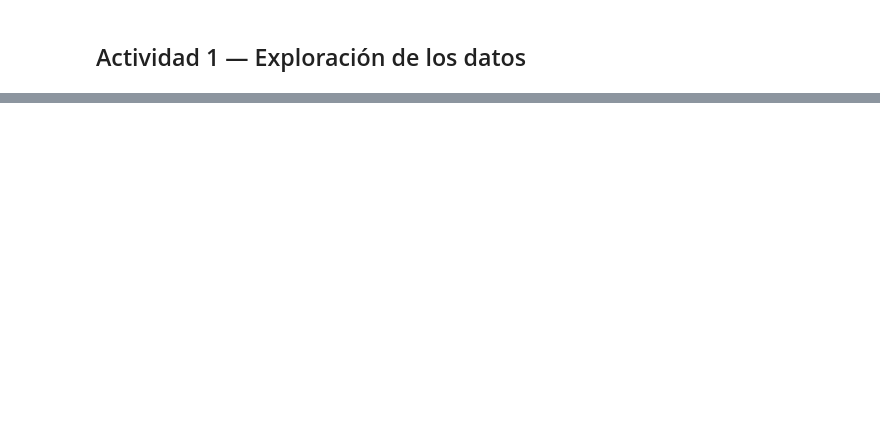
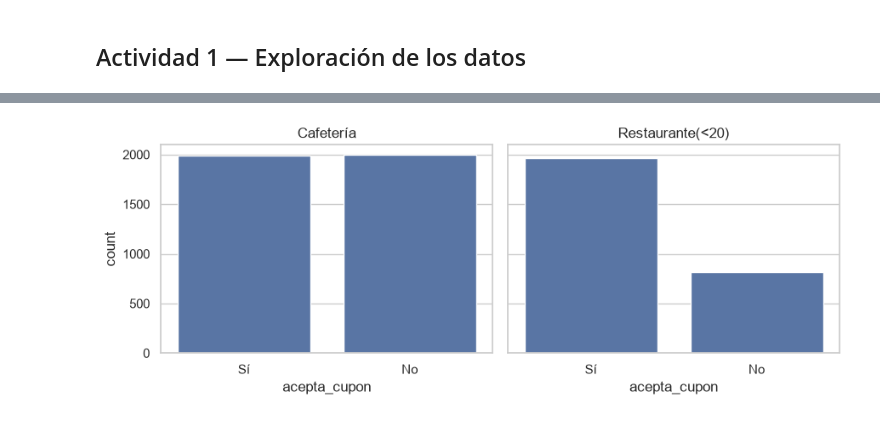
Before and after one commit to 5haiel/ISIS2611-Laboratorio3, a Jupyter notebook: sm.jimenezp1_j.trivinon.ipynb, the cells around one changed output, grey strips where cells are left out. Saved outputs shown, nothing was run; the diff lists cells and outputs as text; code cells hidden in the pictures; blank space fills up the shorter version.

```diff
--- a/sm.jimenezp1_j.trivinon.ipynb
+++ b/sm.jimenezp1_j.trivinon.ipynb
@@ -72,0 +80,7 @@ print("Archivos de datos:", [p.name for p in DATA_DIR.glob("*.xlsx")])
+# %%
+df = pd.read_excel(RUTA_DATOS)
+prueba = pd.read_excel(RUTA_PRUEBA)
+diccionario = pd.read_excel(RUTA_DICCIONARIO)
+
+print(f"Entrenamiento: {df.shape} | Prueba: {prueba.shape} | Diccionario: {diccionario.shape}")
+pd.DataFrame({"tipo": df.dtypes, "valores_unicos": df.nunique()})
@@ -72,0 +181,6 @@ print("Archivos de datos:", [p.name for p in DATA_DIR.glob("*.xlsx")])
+# %%
+cafe = df[df["cupon"] == "Cafetería"].copy()
+rest = df[df["cupon"] == "Restaurante(<20)"].copy()
+
+print(f"Cafetería: {len(cafe)} | Restaurante(<20): {len(rest)} | Total: {len(cafe) + len(rest)} ({(len(cafe) + len(rest)) / len(df):.1%} del archivo)")
+print("Cupones en la prueba:", prueba["cupon"].value_counts().to_dict())
@@ -72,0 +214,10 @@ print("Archivos de datos:", [p.name for p in DATA_DIR.glob("*.xlsx")])
+# %%
+fig, axes = plt.subplots(1, 2, figsize=(9, 3.5), sharey=True)
+for ax, (nombre, datos) in zip(axes, [("Cafetería", cafe), ("Restaurante(<20)", rest)]):
+    sns.countplot(data=datos, x="acepta_cupon", order=["Sí", "No"], ax=ax)
+    ax.set_title(nombre)
+    ax.set_xlabel("acepta_cupon")
+plt.tight_layout()
+plt.show()
+# %% [output]
+[figure, added]
```
Also changed, not shown: parts of 41 cells of this notebook.
